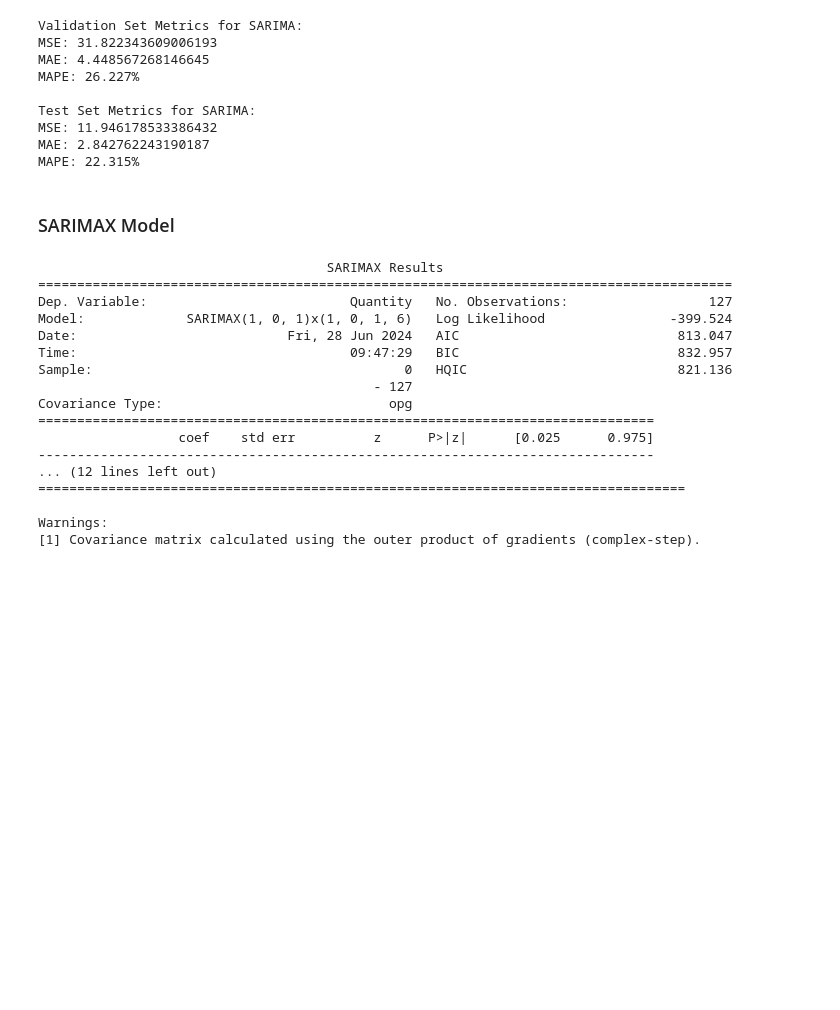
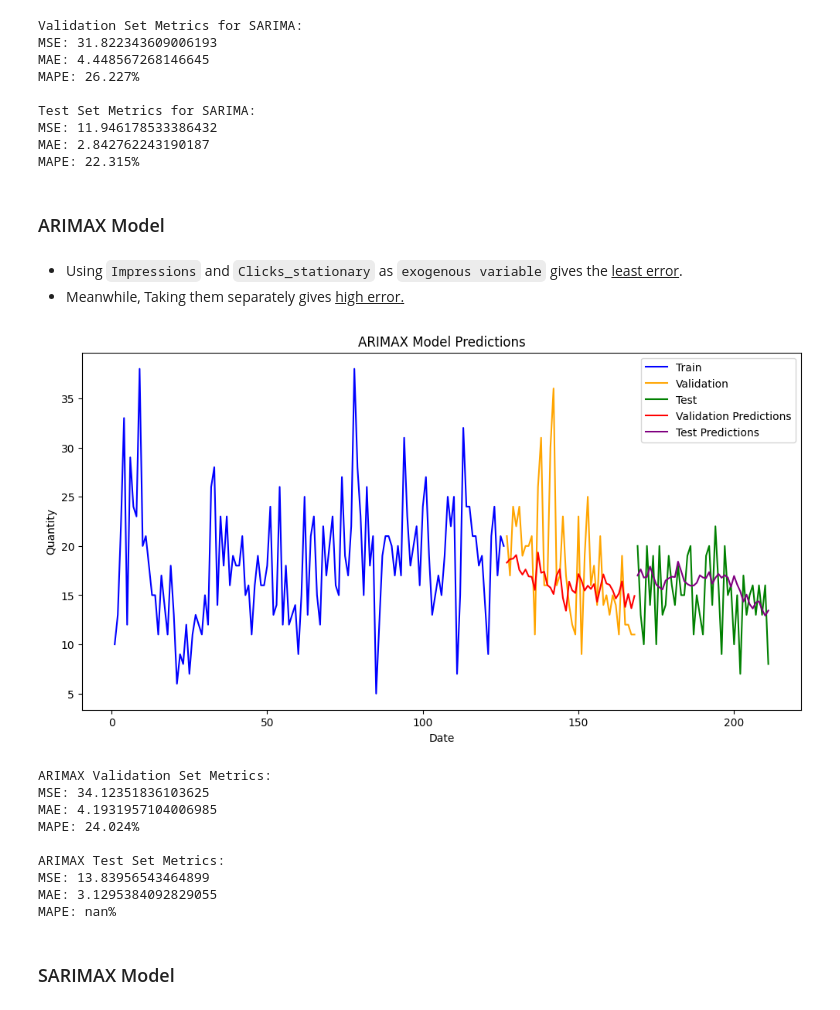
Before and after one commit to thejatingupta7/Demand_Forecasting_for_E_commerce, a Jupyter notebook: notebook_week1.ipynb, the cells around one changed output. Drawn from its saved outputs; the diff is of its cells as text; code cells hidden in the pictures; blank space fills up the shorter version.

```diff
--- a/notebook_week1.ipynb
+++ b/notebook_week1.ipynb
@@ -832,30 +869,37 @@ Test Set Metrics for SARIMA:
 MSE: 11.946178533386432
 MAE: 2.842762243190187
 MAPE: 22.315%
+# %% [markdown]
+### ARIMAX Model
+# %%
+# Drop NaN values for modeling
+train_df = train_df.dropna(subset=['Clicks_stationary'])
+val_df = val_df.dropna(subset=['Clicks_stationary'])
+test_df = test_df.dropna(subset=['Clicks_stationary'])
+# %% [markdown]
+* Using `Impressions` and `Clicks_stationary` as `exogenous variable` gives the <u>least error</u>.
+* Meanwhile, Taking them separately gives <u>high error<u>.
+# %%
+# Define exogenous variables for train, validation, and test sets
+exog_train = train_df[['Clicks_stationary', 'Impressions']]
+exog_val = val_df[['Clicks_stationary', 'Impressions']]
+exog_test = test_df[['Clicks_stationary', 'Impressions']]
+
+# Fit the ARIMAX model
+model = SARIMAX(train_df['Quantity'], exog=exog_train, order=(1, 0, 1)).fit()
+
+# Call the function to plot predictions and calculate metrics
+plot_predictions_and_metrics_exog(train_df, val_df, test_df, exog_val, exog_test, model, 'ARIMAX')
+# %% [output]
+[figure, added]
+ARIMAX Validation Set Metrics:
+MSE: 34.12351836103625
+MAE: 4.1931957104006985
+MAPE: 24.024%
+
+ARIMAX Test Set Metrics:
+MSE: 13.83956543464899
+MAE: 3.1295384092829055
+MAPE: nan%
 # %% [markdown]
 ### SARIMAX Model
-# %%
-# Define and fit SARIMAX model with exogenous variables
-sarimax_model = SARIMAX(train_df['Quantity'], exog=train_df[['Clicks', 'Impressions']], order=(1, 0, 1), seasonal_order=(1, 0, 1, 6))
-sarimax_result = sarimax_model.fit()
-
-# Print model summary
-print(sarimax_result.summary())
-# %% [output]
-                                     SARIMAX Results
-=========================================================================================
-Dep. Variable:                          Quantity   No. Observations:                  127
-Model:             SARIMAX(1, 0, 1)x(1, 0, 1, 6)   Log Likelihood                -399.524
-Date:                           Fri, 28 Jun 2024   AIC                            813.047
-Time:                                   09:47:29   BIC                            832.957
-Sample:                                        0   HQIC                           821.136
-                                           - 127
-Covariance Type:                             opg
-===============================================================================
-                  coef    std err          z      P>|z|      [0.025      0.975]
--------------------------------------------------------------------------------
-... (12 lines left out)
-===================================================================================
-
-Warnings:
-[1] Covariance matrix calculated using the outer product of gradients (complex-step).
```
Also changed, not shown: parts of 20 cells of this notebook.
